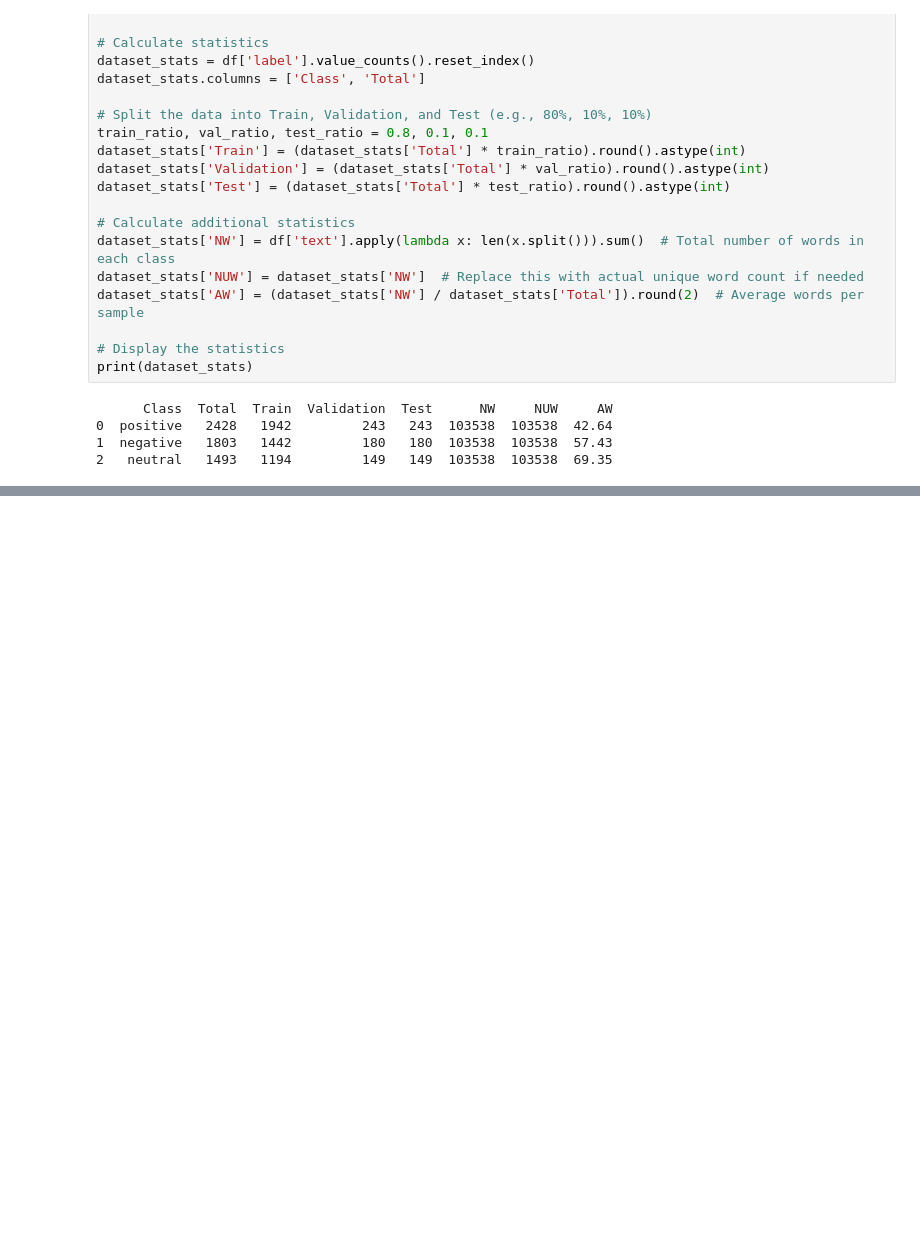
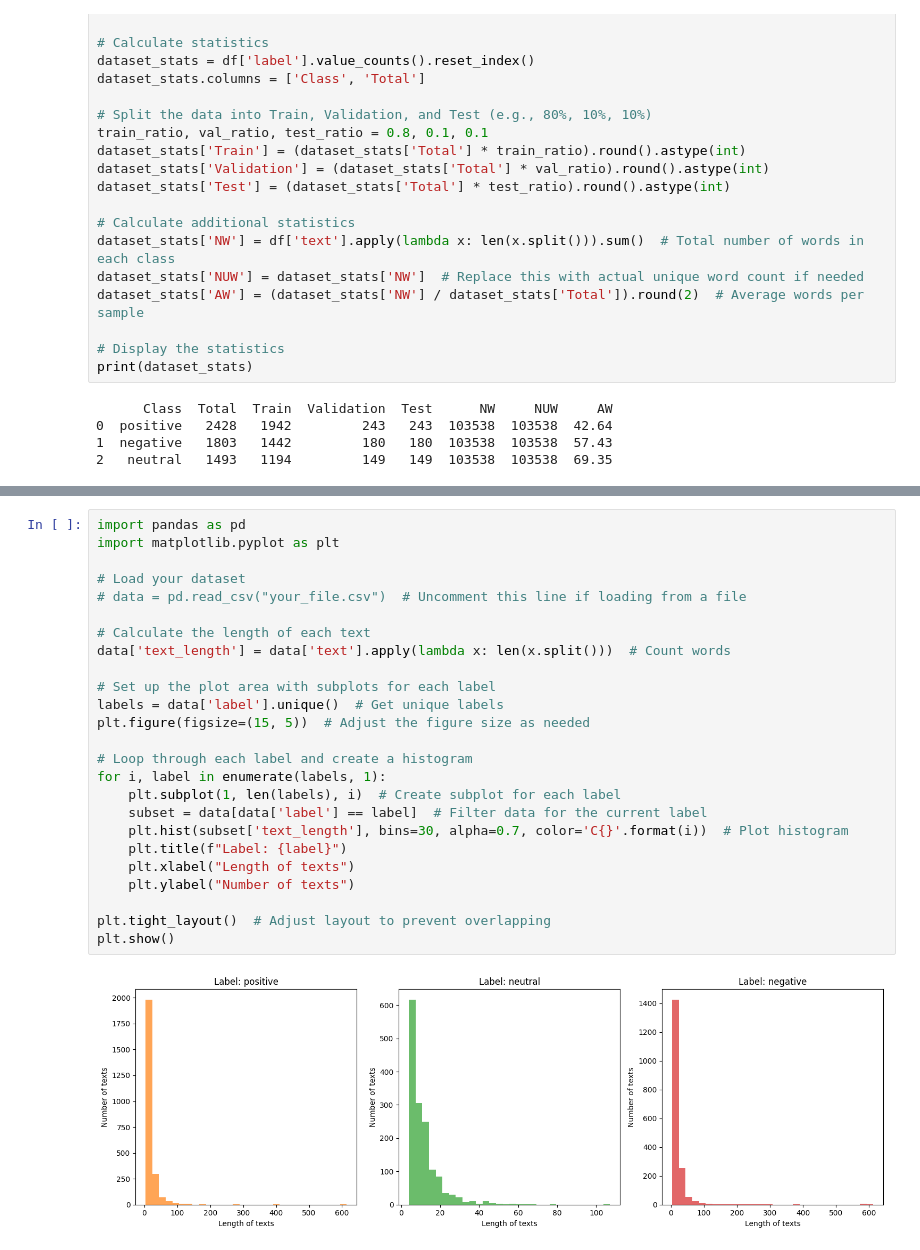
Before and after one commit to farshid101/Thesis-2024, a Jupyter notebook: Dataset_Statistics.ipynb, the cells around one changed output, grey strips where cells are left out. Drawn from its saved outputs; the diff is of its cells as text; blank space fills up the shorter version.

```diff
--- a/Dataset_Statistics.ipynb
+++ b/Dataset_Statistics.ipynb
@@ -75,2 +75,29 @@ df.value_counts(normalize=True)
 5724 rows × 1 columns
 dtype: float64
+# %%
+import pandas as pd
+import matplotlib.pyplot as plt
+
+# Load your dataset
+# data = pd.read_csv("your_file.csv")  # Uncomment this line if loading from a file
+
+# Calculate the length of each text
+data['text_length'] = data['text'].apply(lambda x: len(x.split()))  # Count words
+
+# Set up the plot area with subplots for each label
+labels = data['label'].unique()  # Get unique labels
+plt.figure(figsize=(15, 5))  # Adjust the figure size as needed
+
+# Loop through each label and create a histogram
+for i, label in enumerate(labels, 1):
+    plt.subplot(1, len(labels), i)  # Create subplot for each label
+    subset = data[data['label'] == label]  # Filter data for the current label
+    plt.hist(subset['text_length'], bins=30, alpha=0.7, color='C{}'.format(i))  # Plot histogram
+    plt.title(f"Label: {label}")
+    plt.xlabel("Length of texts")
+    plt.ylabel("Number of texts")
+
+plt.tight_layout()  # Adjust layout to prevent overlapping
+plt.show()
+# %% [output]
+[figure, added]
```
Also changed, not shown: parts of 3 cells of this notebook.
